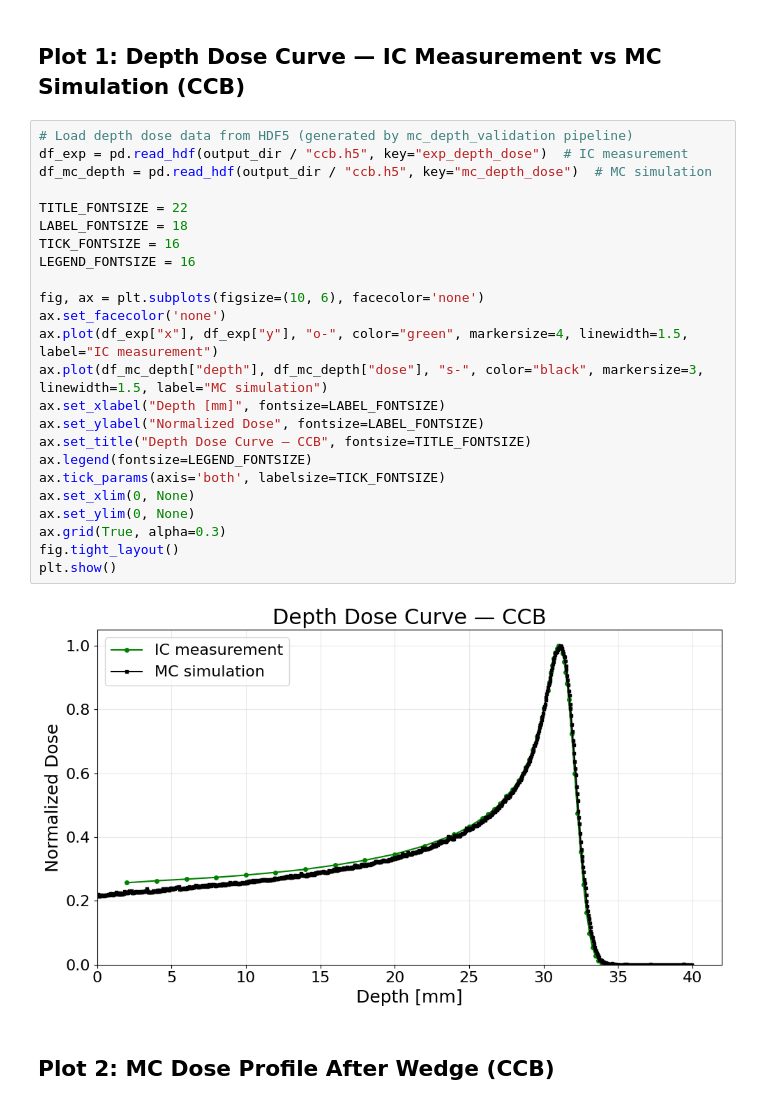
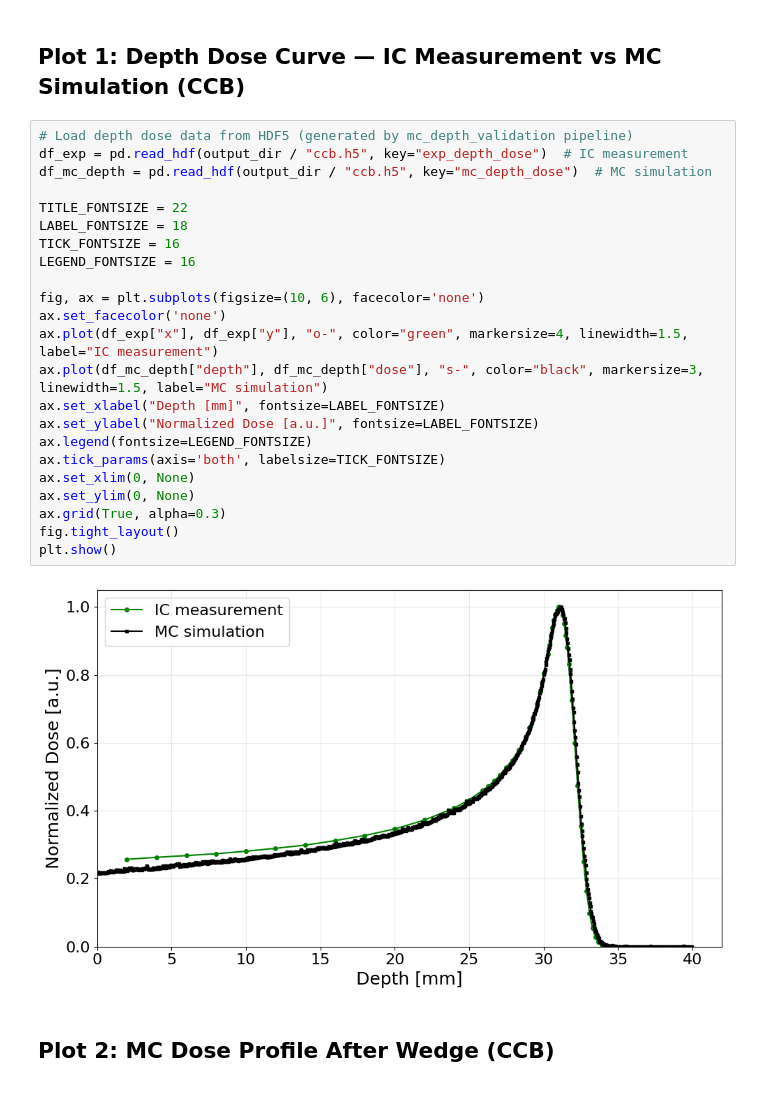
Before and after one commit to grzanka/osl_mb_foils, a Jupyter notebook: notebooks/pub_something_2026/ccb_depth_dose_and_wedge.ipynb, the cells around one changed output. Saved outputs shown, nothing was run; the diff lists cells and outputs as text.

```diff
--- a/notebooks/pub_something_2026/ccb_depth_dose_and_wedge.ipynb
+++ b/notebooks/pub_something_2026/ccb_depth_dose_and_wedge.ipynb
@@ -15,29 +15,28 @@ output_dir = Path("../../output/pub2026/mc/data")
 # %%
 # Load depth dose data from HDF5 (generated by mc_depth_validation pipeline)
 df_exp = pd.read_hdf(output_dir / "ccb.h5", key="exp_depth_dose")  # IC measurement
 df_mc_depth = pd.read_hdf(output_dir / "ccb.h5", key="mc_depth_dose")  # MC simulation
 
 TITLE_FONTSIZE = 22
 LABEL_FONTSIZE = 18
 TICK_FONTSIZE = 16
 LEGEND_FONTSIZE = 16
 
 fig, ax = plt.subplots(figsize=(10, 6), facecolor='none')
 ax.set_facecolor('none')
 ax.plot(df_exp["x"], df_exp["y"], "o-", color="green", markersize=4, linewidth=1.5, label="IC measurement")
 ax.plot(df_mc_depth["depth"], df_mc_depth["dose"], "s-", color="black", markersize=3, linewidth=1.5, label="MC simulation")
 ax.set_xlabel("Depth [mm]", fontsize=LABEL_FONTSIZE)
-ax.set_ylabel("Normalized Dose", fontsize=LABEL_FONTSIZE)
-ax.set_title("Depth Dose Curve — CCB", fontsize=TITLE_FONTSIZE)
+ax.set_ylabel("Normalized Dose [a.u.]", fontsize=LABEL_FONTSIZE)
 ax.legend(fontsize=LEGEND_FONTSIZE)
 ax.tick_params(axis='both', labelsize=TICK_FONTSIZE)
 ax.set_xlim(0, None)
 ax.set_ylim(0, None)
 ax.grid(True, alpha=0.3)
 fig.tight_layout()
 plt.show()
 # %% [output]
-[figure, old version]
+[figure, new version]
 # %% [markdown]
 ## Plot 2: MC Dose Profile After Wedge (CCB)
 # %%
```
Also changed, not shown: parts of 1 cell of this notebook, 4 other files.
